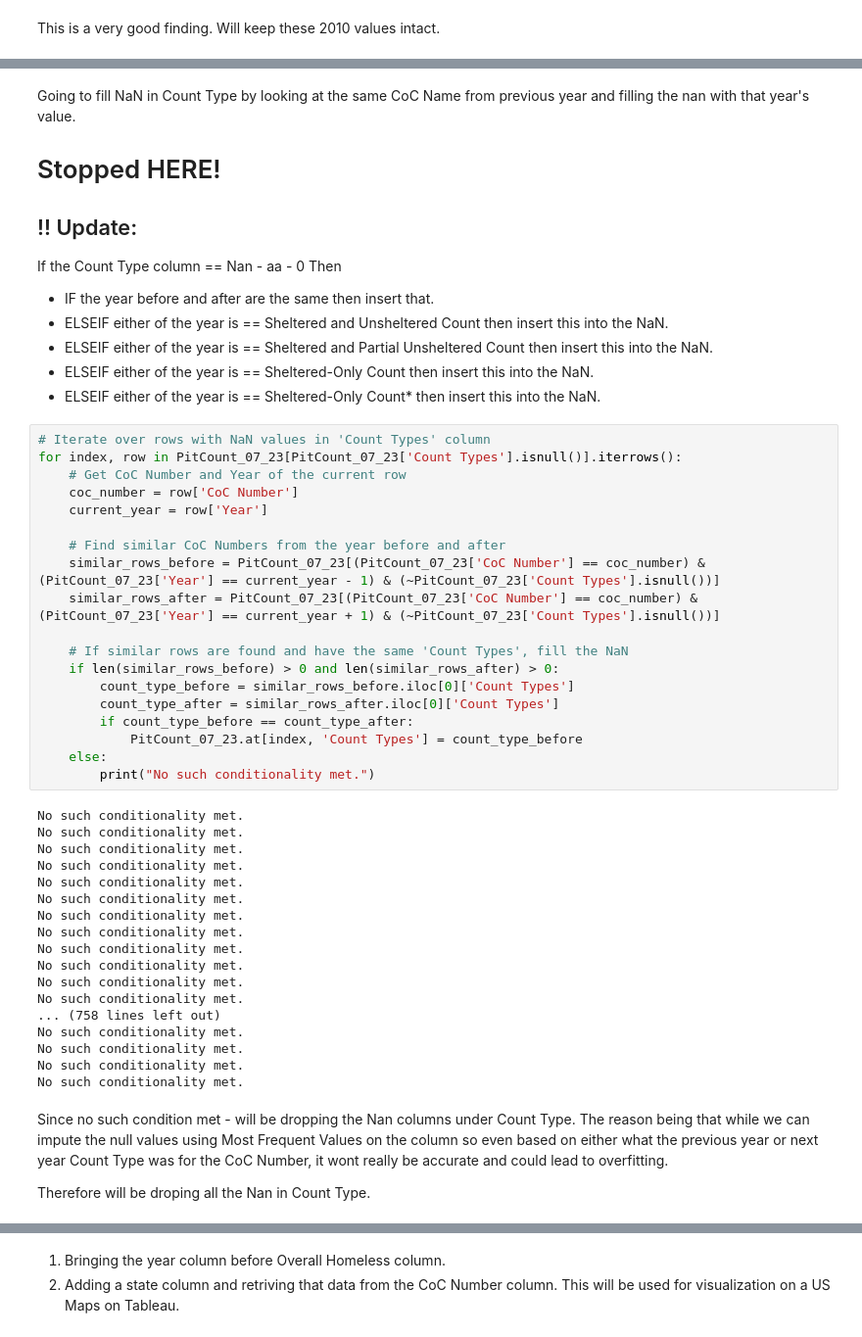
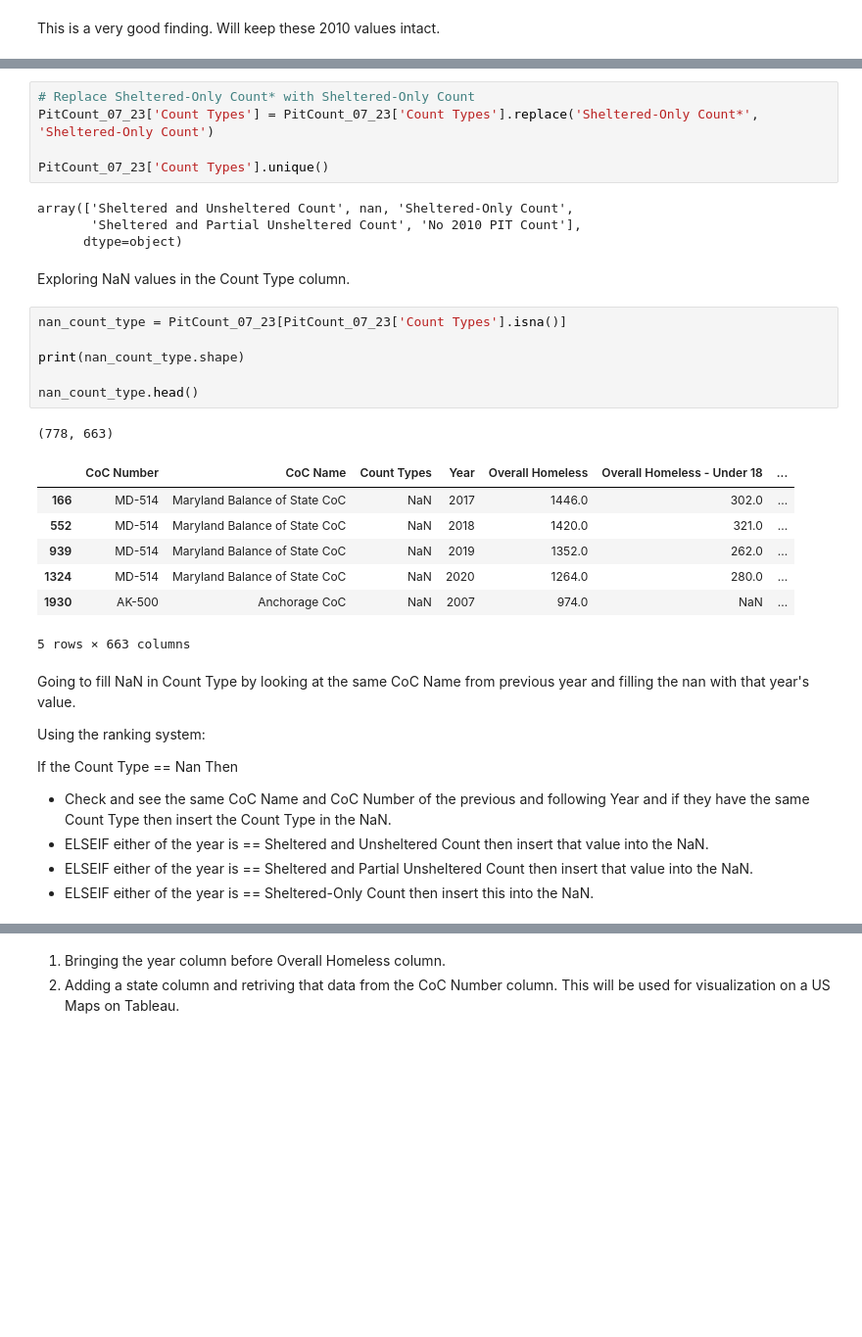
Before and after one commit to SinghNavnoor/homelessness_PIT_count_analysis, a Jupyter notebook: homeless_analysis.ipynb, the cells around one changed output, grey strips where cells are left out. Shown at 98% size. Drawn from its saved outputs; the diff is of its cells as text; blank space fills up the shorter version.

```diff
--- a/homeless_analysis.ipynb
+++ b/homeless_analysis.ipynb
@@ -985,54 +1053,37 @@ array(['Sheltered and Unsheltered Count', nan, 'Sheltered-Only Count',
+# %%
+# Replace Sheltered-Only Count* with Sheltered-Only Count
+PitCount_07_23['Count Types'] = PitCount_07_23['Count Types'].replace('Sheltered-Only Count*', 'Sheltered-Only Count')
+
+PitCount_07_23['Count Types'].unique()
+# %% [output]
+array(['Sheltered and Unsheltered Count', nan, 'Sheltered-Only Count',
+       'Sheltered and Partial Unsheltered Count', 'No 2010 PIT Count'],
+      dtype=object)
+# %% [markdown]
+Exploring NaN values in the Count Type column.
+# %%
+nan_count_type = PitCount_07_23[PitCount_07_23['Count Types'].isna()]
+
+print(nan_count_type.shape)
+
+nan_count_type.head()
+# %% [output]
+(778, 663)
+|  | CoC Number | CoC Name | Count Types | Year | Overall Homeless | Overall Homeless - Under 18 | ... |
+| 166 | MD-514 | Maryland Balance of State CoC | NaN | 2017 | 1446.0 | 302.0 | ... |
+| 552 | MD-514 | Maryland Balance of State CoC | NaN | 2018 | 1420.0 | 321.0 | ... |
+| 939 | MD-514 | Maryland Balance of State CoC | NaN | 2019 | 1352.0 | 262.0 | ... |
+| 1324 | MD-514 | Maryland Balance of State CoC | NaN | 2020 | 1264.0 | 280.0 | ... |
+| 1930 | AK-500 | Anchorage CoC | NaN | 2007 | 974.0 | NaN | ... |
+5 rows × 663 columns
 # %% [markdown]
 Going to fill NaN in Count Type by looking at the same CoC Name from previous year and filling the nan with that year's value.
 
-# Stopped HERE!
+Using the ranking system:
 
-## !! Update:
-If the Count Type column == Nan - aa - 0
+If the Count Type == Nan
 Then
-- IF the year before and after are the same then insert that.
-- ELSEIF either of the year is == Sheltered and Unsheltered Count then insert this into the NaN.
-- ELSEIF either of the year is ==  Sheltered and Partial Unsheltered Count then insert this into the NaN.
+- Check and see the same CoC Name and CoC Number of the previous and following Year and if they have the same Count Type then insert the Count Type in the NaN.
+- ELSEIF either of the year is == Sheltered and Unsheltered Count then insert that value into the NaN.
+- ELSEIF either of the year is ==  Sheltered and Partial Unsheltered Count then insert that value into the NaN.
 - ELSEIF either of the year is == Sheltered-Only Count then insert this into the NaN.
-- ELSEIF either of the year is == Sheltered-Only Count* then insert this into the NaN.
-# %%
-# Iterate over rows with NaN values in 'Count Types' column
-for index, row in PitCount_07_23[PitCount_07_23['Count Types'].isnull()].iterrows():
-    # Get CoC Number and Year of the current row
-    coc_number = row['CoC Number']
-    current_year = row['Year']
-
-    # Find similar CoC Numbers from the year before and after
-    similar_rows_before = PitCount_07_23[(PitCount_07_23['CoC Number'] == coc_number) & (PitCount_07_23['Year'] == current_year - 1) & (~PitCount_07_23['Count Types'].isnull())]
-    similar_rows_after = PitCount_07_23[(PitCount_07_23['CoC Number'] == coc_number) & (PitCount_07_23['Year'] == current_year + 1) & (~PitCount_07_23['Count Types'].isnull())]
-
-    # If similar rows are found and have the same 'Count Types', fill the NaN
-    if len(similar_rows_before) > 0 and len(similar_rows_after) > 0:
-        count_type_before = similar_rows_before.iloc[0]['Count Types']
-        count_type_after = similar_rows_after.iloc[0]['Count Types']
-        if count_type_before == count_type_after:
-            PitCount_07_23.at[index, 'Count Types'] = count_type_before
-    else:
-        print("No such conditionality met.")
-# %% [output]
-No such conditionality met.
-No such conditionality met.
-No such conditionality met.
-No such conditionality met.
-No such conditionality met.
-No such conditionality met.
-No such conditionality met.
-No such conditionality met.
-No such conditionality met.
-No such conditionality met.
-No such conditionality met.
-No such conditionality met.
-... (758 lines left out)
-No such conditionality met.
-No such conditionality met.
-No such conditionality met.
-No such conditionality met.
-# %% [markdown]
-Since no such condition met - will be dropping the Nan columns under Count Type. The reason being that while we can impute the null values using Most Frequent Values on the column so even based on either what the previous year or next year Count Type was for the CoC Number, it wont really be accurate and could lead to overfitting.
-
-Therefore will be droping all the Nan in Count Type.
```
Also changed, not shown: parts of 32 cells of this notebook, 1 other file.
